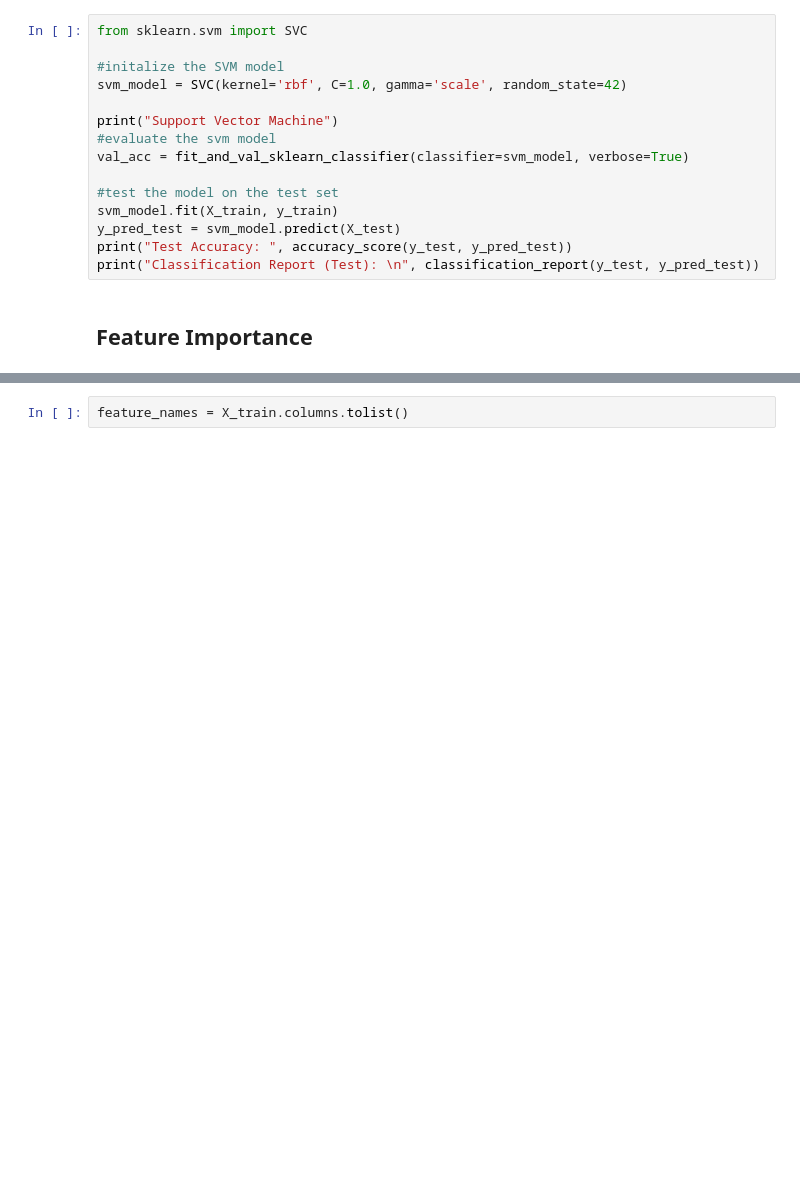
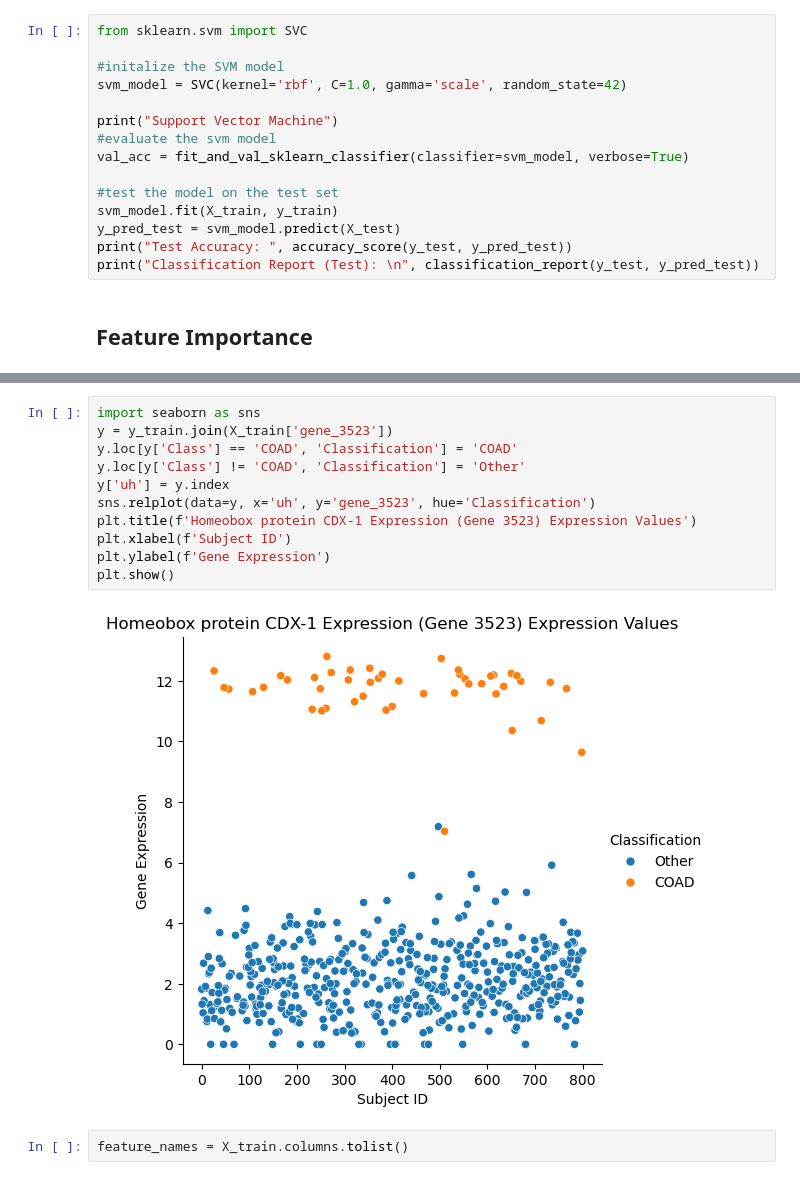
Before and after one commit to JackHanke/DSProject, a Jupyter notebook: main.ipynb, the cells around one changed output, grey strips where cells are left out. Saved outputs shown, nothing was run; the diff lists cells and outputs as text; blank space fills up the shorter version.

```diff
--- a/main.ipynb
+++ b/main.ipynb
@@ -434,3 +448,16 @@ X_train
+# %%
+import seaborn as sns
+y = y_train.join(X_train['gene_3523'])
+y.loc[y['Class'] == 'COAD', 'Classification'] = 'COAD'
+y.loc[y['Class'] != 'COAD', 'Classification'] = 'Other'
+y['uh'] = y.index
+sns.relplot(data=y, x='uh', y='gene_3523', hue='Classification')
+plt.title(f'Homeobox protein CDX-1 Expression (Gene 3523) Expression Values')
+plt.xlabel(f'Subject ID')
+plt.ylabel(f'Gene Expression')
+plt.show()
+# %% [output]
+[figure, added]
 # %%
 feature_names = X_train.columns.tolist()
 # %%
```
Also changed, not shown: parts of 14 cells of this notebook.
